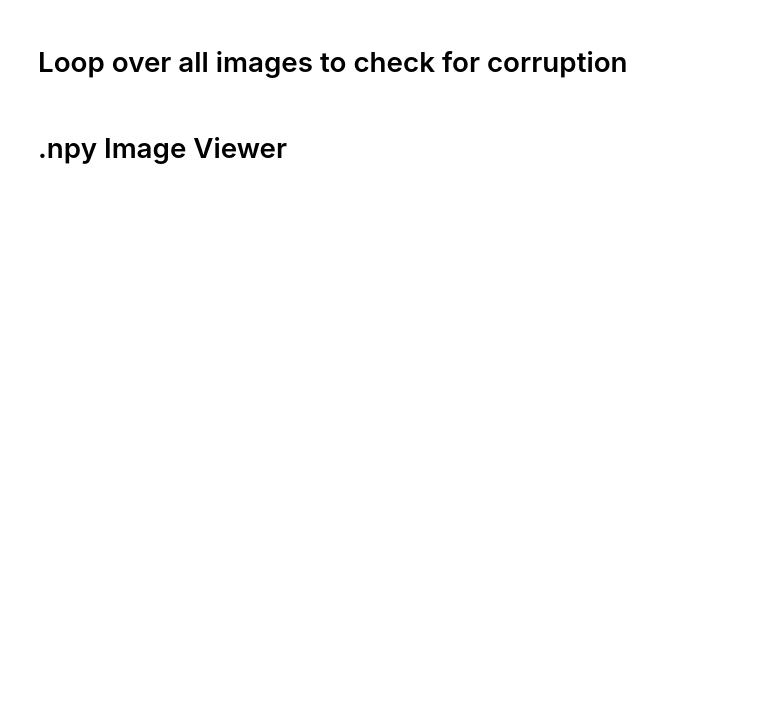
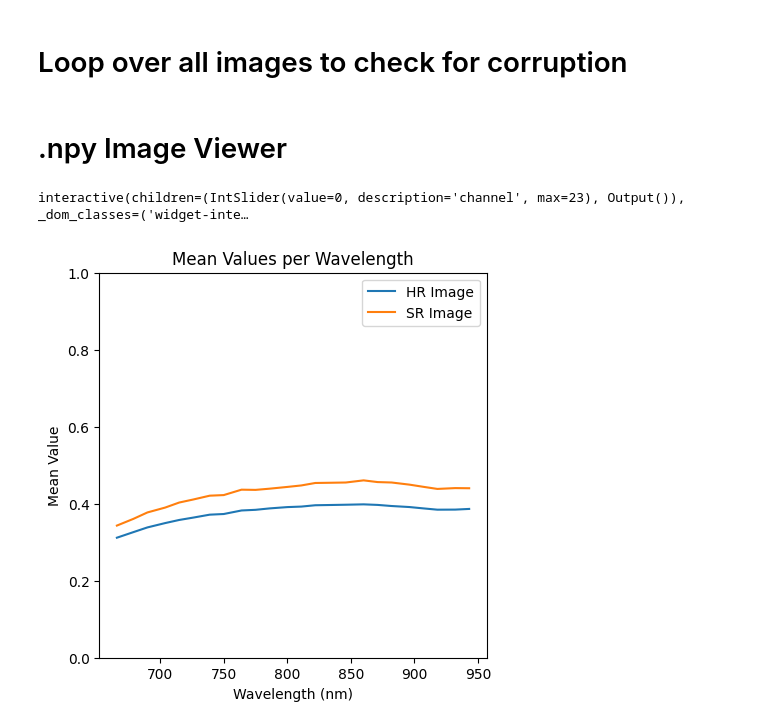
Before and after one commit to amar-music/hyperspectral-snapshot-upscaling, a Jupyter notebook: explore.ipynb, the cells around one changed output. Drawn from its saved outputs; the diff is of its cells as text; code cells hidden in the pictures; blank space fills up the shorter version.

Commit message:
Additional experiments

```diff
--- a/explore.ipynb
+++ b/explore.ipynb
@@ -316,60 +336,63 @@ hr_wavelengths = [666, 679, 690, 704, 715,
                   907, 918, 932, 943]
 
 def view_two_npy_images(channel=0):
-    # Load the images
-    image1 = np.load(hr_path)
-    image2 = np.load(sr_path)
 
     # Display the images
-    fig, axs = plt.subplots(1, 2, figsize=(12, 6))
+    fig, axs = plt.subplots(1, 3, figsize=(16, 6))
     fig.suptitle(f"img: {img_id}, \n model: {model}", fontsize=16)
-    axs[0].imshow(image1[:, :, channel], vmin=0, vmax=1)
+    axs[0].imshow(hr_img[:, :, channel], vmin=0, vmax=1)
     axs[0].set_title(f'HR Image - Channel: {channel}')
     axs[0].axis('off')
 
-    axs[1].imshow(image2[:, :, channel], vmin=0, vmax=1)
+    axs[1].imshow(sr_img[:, :, channel], vmin=0, vmax=1)
     axs[1].set_title(f'SR Image - Channel: {channel}')
     axs[1].axis('off')
 
-    plt.show()
+    # Difference between images
+    im = axs[2].imshow(difference_image[:, :, channel], cmap='bwr', vmin=-1, vmax=1)
+    axs[2].set_title(f'Difference Image - Channel: {channel}')
+    axs[2].axis('off')
+    fig.colorbar(im, ax=axs[2], orientation='vertical', fraction=0.046, pad=0.04)
 
 
-def plot_values_per_wavelengths(hr_path, sr_path, wavelengths):
-    # Load the images
-    image1 = np.load(hr_path)
-    image2 = np.load(sr_path)
+
+def plot_values_per_wavelengths(wavelengths):
 
     # Calculate mean values per wavelength
-    mean_values_hr = image1.mean(axis=(0, 1))
-    mean_values_sr = image2.mean(axis=(0, 1))
+    mean_values_hr = hr_img.mean(axis=(0, 1))
+    mean_values_sr = sr_img.mean(axis=(0, 1))
 
     # Plot the values
     plt.figure(figsize=(5, 5))
     plt.plot(wavelengths, mean_values_hr, label='HR Image')
     plt.plot(wavelengths, mean_values_sr, label='SR Image')
     plt.xlabel('Wavelength (nm)')
     plt.ylabel('Mean Value')
     plt.ylim(0, 1)
     plt.title('Mean Values per Wavelength')
     plt.legend()
-    plt.show()
 
 
-img_id = "pumpkin_l4"
-model = "HSI_x2_v3_50000"
+img_id = "flaxb_s4"
+model = "HSI_x2_val3_150000"
+# model = "bicubic"
 
 # Load images
 hr_path = "results/c_hr/" + img_id + ".npy"
-sr_path = "results/models/" + model + "/sr/" + img_id + ".npy"
-# sr_path = "data/processed/full_hsi/test/bonus_lr/pumpkin_lx4.npy"
-# sr_path = "results/c_bi_480/" + img_id + ".npy"
-# hr_path = "results/models/" + "HSI_x2_v3_50000" + "/sr/" + img_id + ".npy"
-# sr_path = "results/c_bi_480/" + img_id + ".npy"
-# hr_path = "data/processed/full_hsi/hr/pumpkin_l3.npy"
-# sr_path = "data/processed/full_hsi/test/synth_240/" + img_id + ".npy"
+sr_path = "results/models/" + model + "/sr_synth/" + img_id + ".npy"
+
+# hr_path = "data/processed/full_hsi_val/val/hr/pumpkin_l4.npy"
+# sr_path = "Real-ESRGAN/experiments/finetune_HSIx2_val3_synth/visualization/pumpkin_l4/pumpkin_l4_5000.npy"
+
+hr_img = np.load(hr_path)
+sr_img = np.load(sr_path)
+difference_image = hr_img - sr_img
 
 # Show images
 interact(view_two_npy_images, hr_path=hr_path, sr_path=sr_path, img_id=img_id, model=model, channel=IntSlider(min=0, max=23, step=1, value=0))
 
 # Show mean values per wavelength
-plot_values_per_wavelengths(hr_path, sr_path, hr_wavelengths)
+plot_values_per_wavelengths(hr_wavelengths)
+# %% [output]
+interactive(children=(IntSlider(value=0, description='channel', max=23), Output()), _dom_classes=('widget-inte…
+[figure, added]
```
Also changed, not shown: parts of 10 cells of this notebook, 5 other files.
